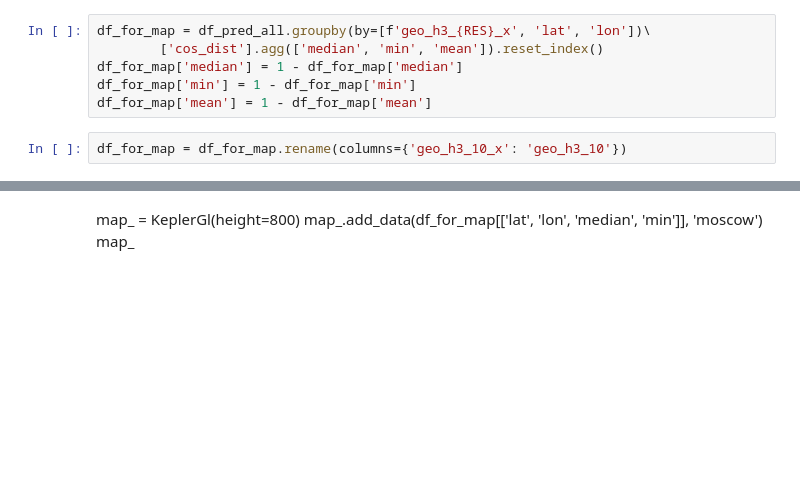
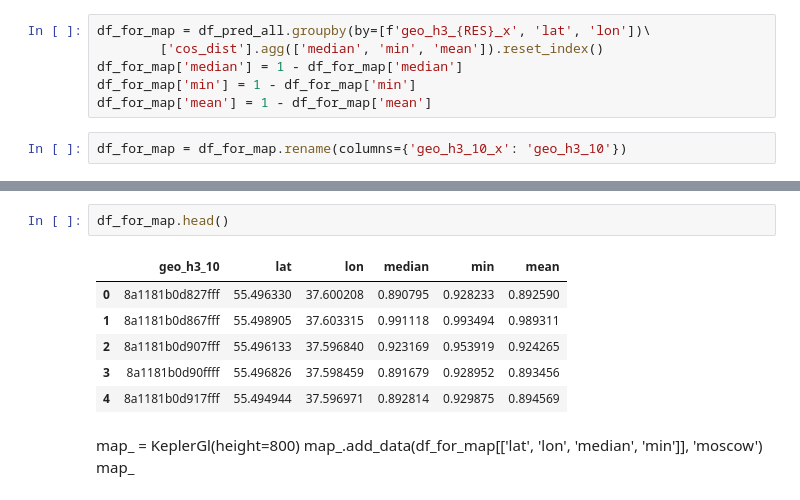
Before and after one commit to GavrilinEugene/postamat_recomendation_system, a Jupyter notebook: notebooks/vector_model.ipynb, the cells around one changed output, grey strips where cells are left out. Drawn from its saved outputs; the diff is of its cells as text; blank space fills up the shorter version.

```diff
--- a/notebooks/vector_model.ipynb
+++ b/notebooks/vector_model.ipynb
@@ -195,3 +188,12 @@ df_for_map['median'].hist(bins=100, figsize=(5,3))
+# %%
+df_for_map.head()
+# %% [output]
+|  | geo_h3_10 | lat | lon | median | min | mean |
+| 0 | 8a1181b0d827fff | 55.496330 | 37.600208 | 0.890795 | 0.928233 | 0.892590 |
+| 1 | 8a1181b0d867fff | 55.498905 | 37.603315 | 0.991118 | 0.993494 | 0.989311 |
+| 2 | 8a1181b0d907fff | 55.496133 | 37.596840 | 0.923169 | 0.953919 | 0.924265 |
+| 3 | 8a1181b0d90ffff | 55.496826 | 37.598459 | 0.891679 | 0.928952 | 0.893456 |
+| 4 | 8a1181b0d917fff | 55.494944 | 37.596971 | 0.892814 | 0.929875 | 0.894569 |
 # %% [markdown]
 map_ = KeplerGl(height=800)
 map_.add_data(df_for_map[['lat', 'lon', 'median', 'min']], 'moscow')
```
Also changed, not shown: parts of 10 cells of this notebook, 2 other files.
